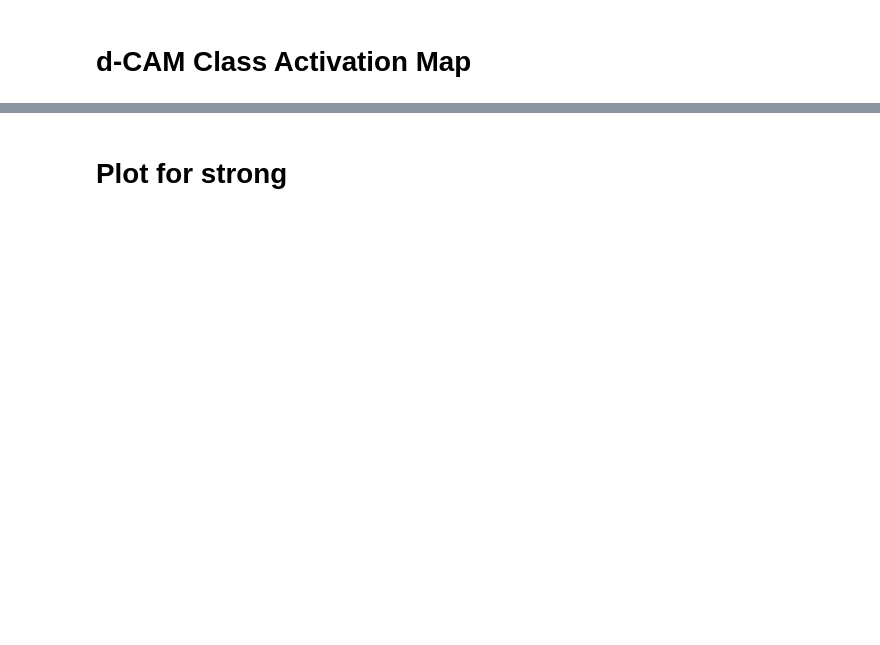
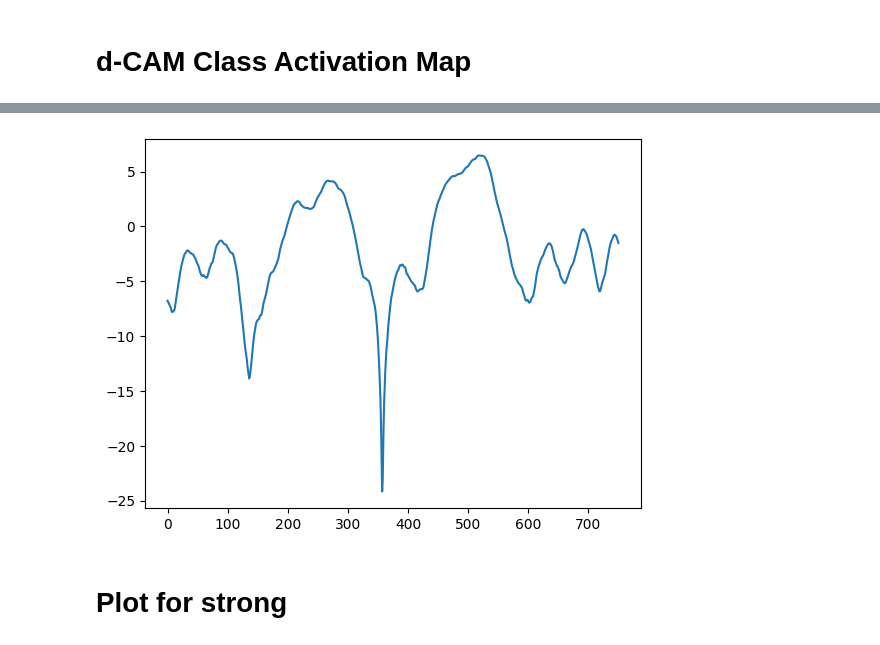
Before and after one commit to tapyu/dCAM, a Jupyter notebook: examples/foo.ipynb, the cells around one changed output, grey strips where cells are left out. Cells and saved outputs as stored; diff of their text form; code cells hidden in the pictures; blank space fills up the shorter version.

```diff
--- a/examples/foo.ipynb
+++ b/examples/foo.ipynb
@@ -325,3 +453,8 @@ dcam, permutation_success = DCAM_m.run(
+# %%
+plt.plot(instance[0].cpu().numpy()[0][0, :])
+plt.show()
+# %% [output]
+[figure, added]
 # %% [markdown]
 # Plot for strong
 # %%
```
Also changed, not shown: parts of 19 cells of this notebook, 3 other files.
